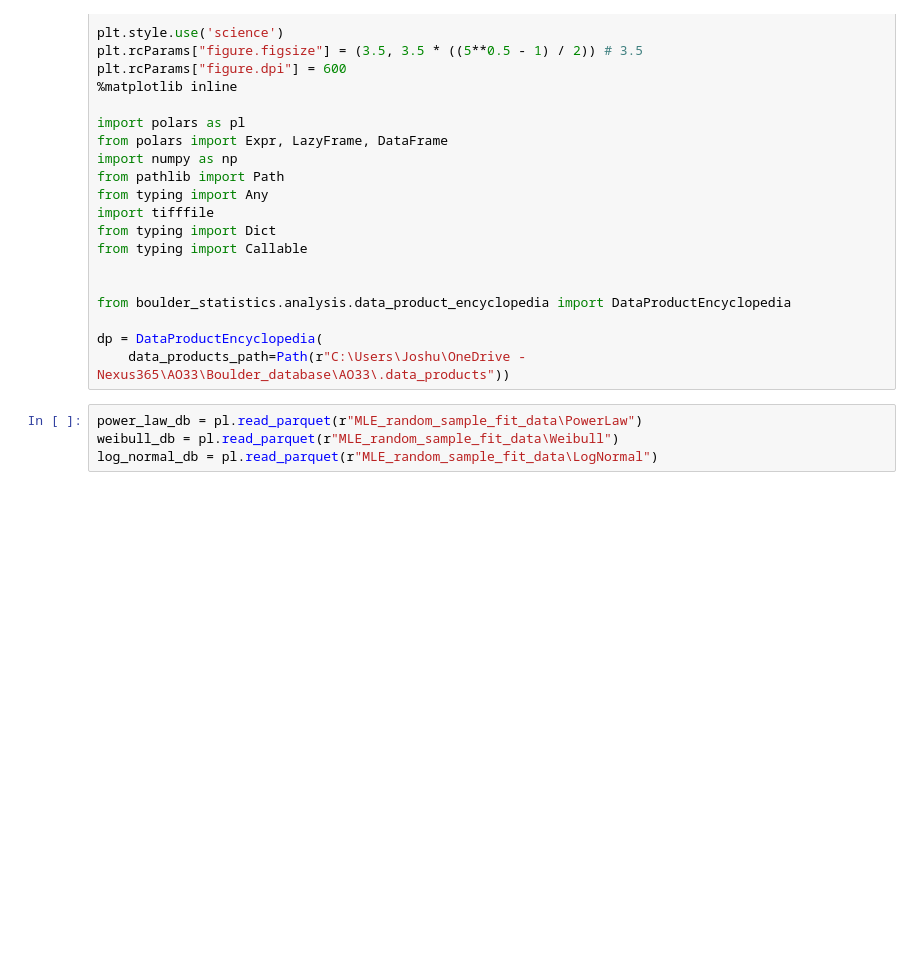
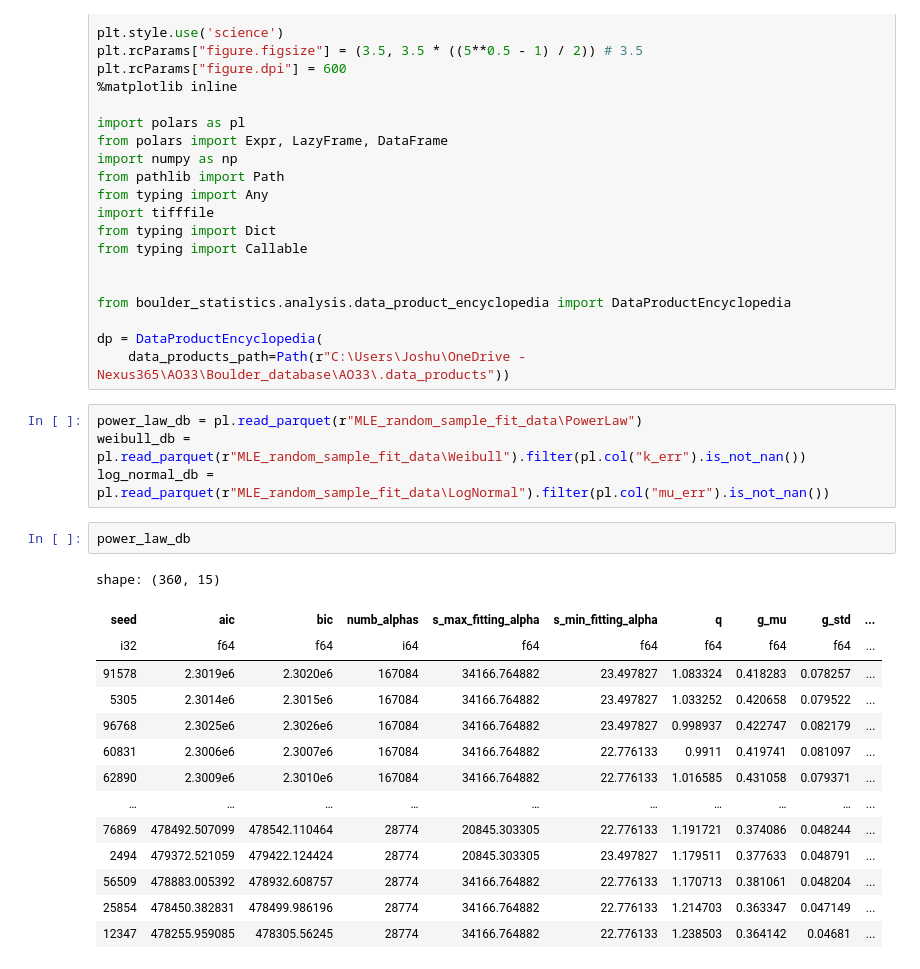
Before and after one commit to Joshua13764/QMAP, a Jupyter notebook: analysis/AkaikeWeights/MLE_analysis.ipynb, the cells around one changed output. Saved outputs shown, nothing was run; the diff lists cells and outputs as text; blank space fills up the shorter version.

```diff
--- a/analysis/AkaikeWeights/MLE_analysis.ipynb
+++ b/analysis/AkaikeWeights/MLE_analysis.ipynb
@@ -30,5 +30,22 @@ dp = DataProductEncyclopedia(
     data_products_path=Path(r"C:\Users\Joshu\OneDrive - Nexus365\AO33\Boulder_database\AO33\.data_products"))
 # %%
 power_law_db = pl.read_parquet(r"MLE_random_sample_fit_data\PowerLaw")
-weibull_db = pl.read_parquet(r"MLE_random_sample_fit_data\Weibull")
-log_normal_db = pl.read_parquet(r"MLE_random_sample_fit_data\LogNormal")
+weibull_db = pl.read_parquet(r"MLE_random_sample_fit_data\Weibull").filter(pl.col("k_err").is_not_nan())
+log_normal_db = pl.read_parquet(r"MLE_random_sample_fit_data\LogNormal").filter(pl.col("mu_err").is_not_nan())
+# %%
+power_law_db
+# %% [output]
+shape: (360, 15)
+| seed | aic | bic | numb_alphas | s_max_fitting_alpha | s_min_fitting_alpha | q | g_mu | g_std | ... |
+| i32 | f64 | f64 | i64 | f64 | f64 | f64 | f64 | f64 | ... |
+| 91578 | 2.3019e6 | 2.3020e6 | 167084 | 34166.764882 | 23.497827 | 1.083324 | 0.418283 | 0.078257 | ... |
+| 5305 | 2.3014e6 | 2.3015e6 | 167084 | 34166.764882 | 23.497827 | 1.033252 | 0.420658 | 0.079522 | ... |
+| 96768 | 2.3025e6 | 2.3026e6 | 167084 | 34166.764882 | 23.497827 | 0.998937 | 0.422747 | 0.082179 | ... |
+| 60831 | 2.3006e6 | 2.3007e6 | 167084 | 34166.764882 | 22.776133 | 0.9911 | 0.419741 | 0.081097 | ... |
+| 62890 | 2.3009e6 | 2.3010e6 | 167084 | 34166.764882 | 22.776133 | 1.016585 | 0.431058 | 0.079371 | ... |
+| … | … | … | … | … | … | … | … | … | ... |
+| 76869 | 478492.507099 | 478542.110464 | 28774 | 20845.303305 | 22.776133 | 1.191721 | 0.374086 | 0.048244 | ... |
+| 2494 | 479372.521059 | 479422.124424 | 28774 | 20845.303305 | 23.497827 | 1.179511 | 0.377633 | 0.048791 | ... |
+| 56509 | 478883.005392 | 478932.608757 | 28774 | 34166.764882 | 22.776133 | 1.170713 | 0.381061 | 0.048204 | ... |
+| 25854 | 478450.382831 | 478499.986196 | 28774 | 34166.764882 | 22.776133 | 1.214703 | 0.363347 | 0.047149 | ... |
+| 12347 | 478255.959085 | 478305.56245 | 28774 | 34166.764882 | 22.776133 | 1.238503 | 0.364142 | 0.04681 | ... |
```
Also changed, not shown: parts of 6 cells of this notebook.
